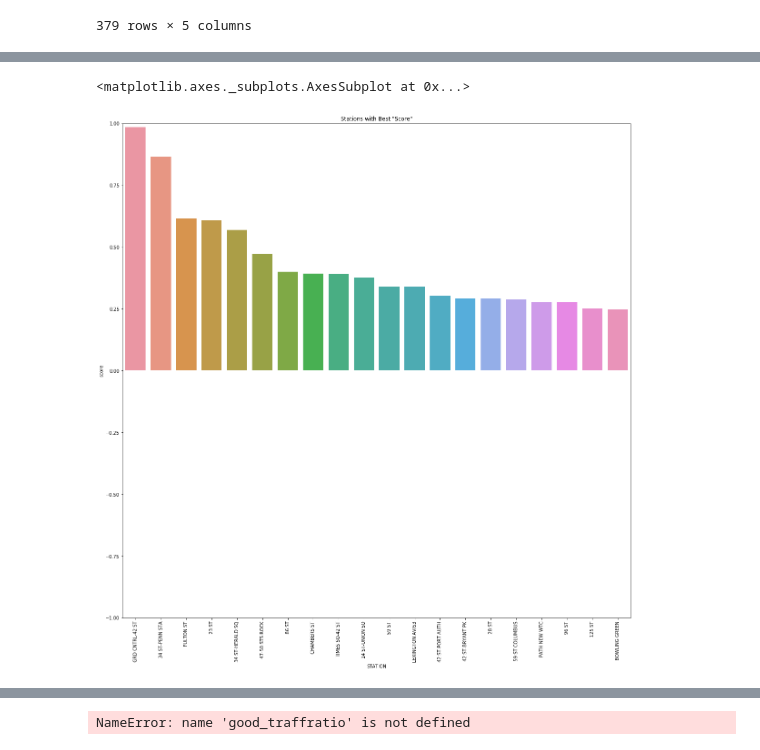
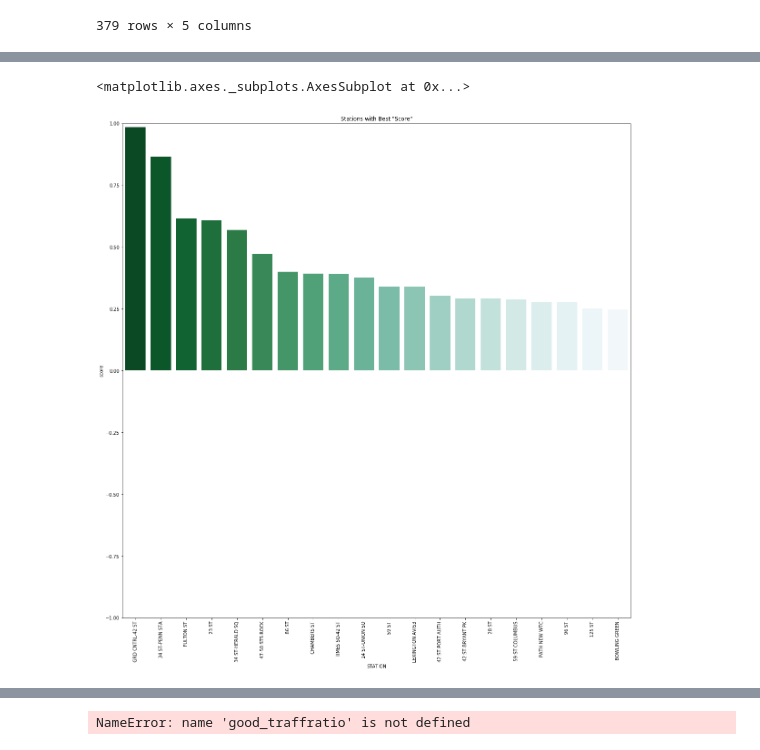
Before and after one commit to marenhamilton/MTA-Project, a Jupyter notebook: MTA_ratios.ipynb, the cells around one changed output, grey strips where cells are left out. Cells and saved outputs as stored; diff of their text form; code cells hidden in the pictures.

```diff
--- a/MTA_ratios.ipynb
+++ b/MTA_ratios.ipynb
@@ -184,15 +184,15 @@ top20_rt
 # %%
 import seaborn as sns
 import matplotlib.pyplot as plt
 
 plt.figure (figsize=(20,20))
 plt.ylim((-1,1))
 plt.xticks(rotation=90)
 plt.title('Stations with Best "Score"')
-sns.barplot(x='STATION', y='score', data = top20_rt)
+sns.barplot(x='STATION', y='score', data = top20_rt, palette = sns.color_palette('BuGn_r',n_colors = 20))
 # %% [output]
 <matplotlib.axes._subplots.AxesSubplot at 0x...>
-[figure, old version]
+[figure, new version]
 # %%
 bottom20_rt = station_ratio_through.sort_values(by='score',ascending=False).head(20)
 # %%
```
Also changed, not shown: parts of 14 cells of this notebook, 3 other files.
